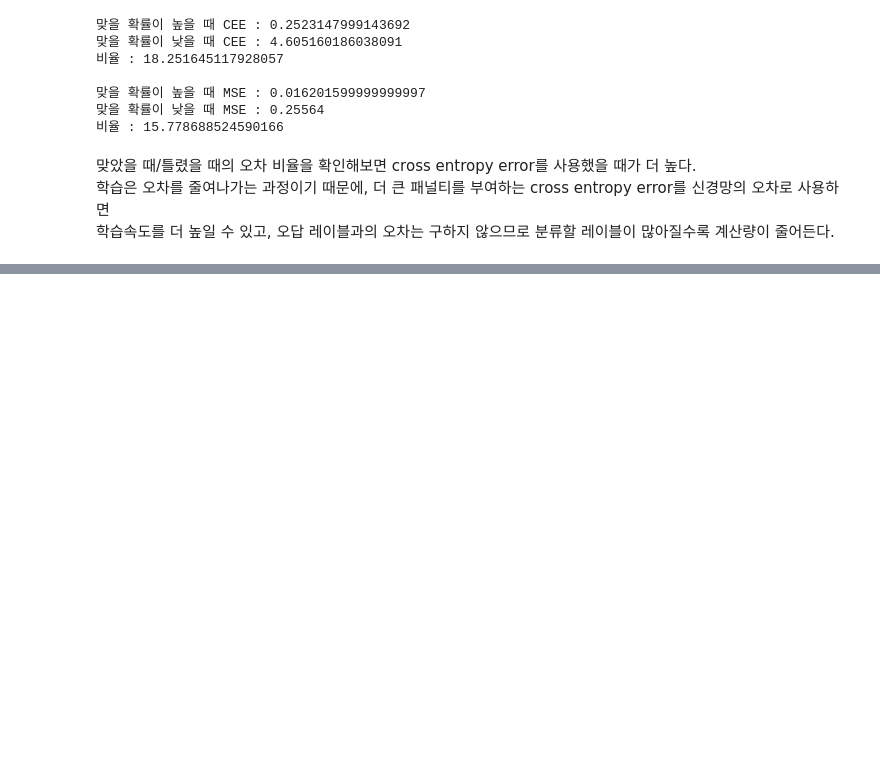
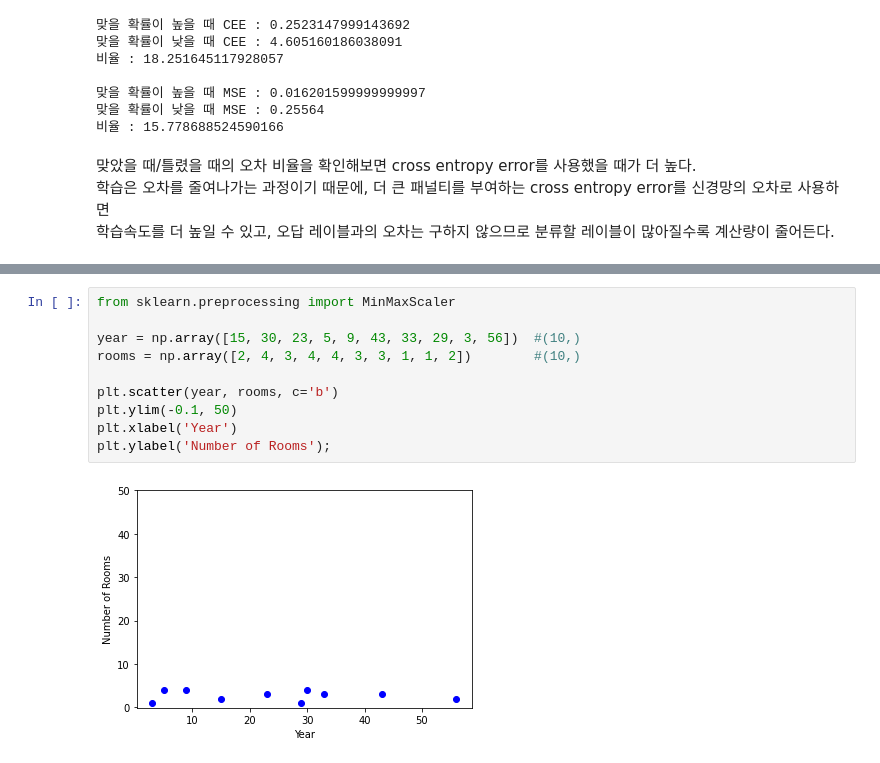
Before and after one commit to yeon93/Euddeum_ML_book_review, a Jupyter notebook: 12_deep_learning.ipynb, the cells around one changed output, grey strips where cells are left out. Drawn from its saved outputs; the diff is of its cells as text; blank space fills up the shorter version.

```diff
--- a/12_deep_learning.ipynb
+++ b/12_deep_learning.ipynb
@@ -206,0 +224,12 @@ print('비율 :', mse(wrong_y_pred, target) / mse(correct_y_pred, target))
+# %%
+from sklearn.preprocessing import MinMaxScaler
+
+year = np.array([15, 30, 23, 5, 9, 43, 33, 29, 3, 56])  #(10,)
+rooms = np.array([2, 4, 3, 4, 4, 3, 3, 1, 1, 2])        #(10,)
+
+plt.scatter(year, rooms, c='b')
+plt.ylim(-0.1, 50)
+plt.xlabel('Year')
+plt.ylabel('Number of Rooms');
+# %% [output]
+[figure, added]
```
Also changed, not shown: parts of 24 cells of this notebook.
